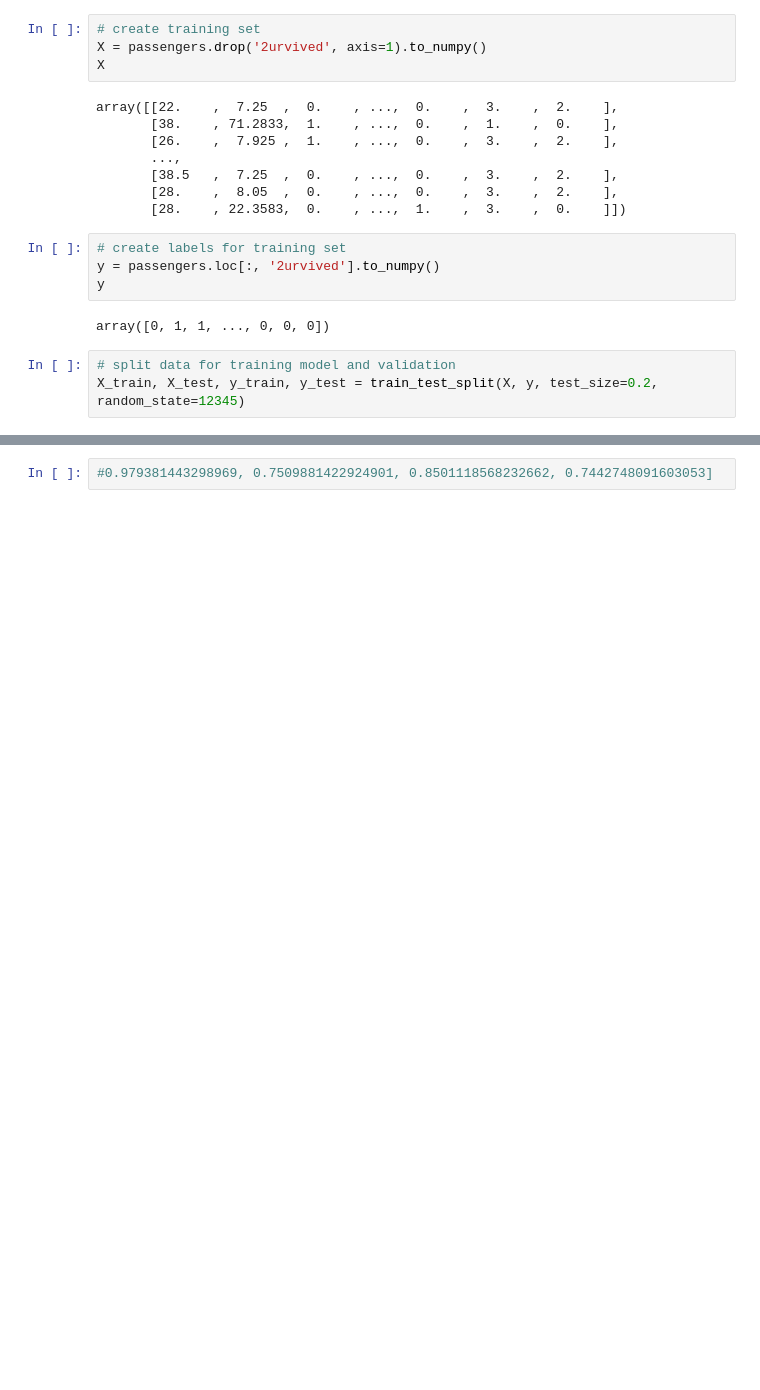
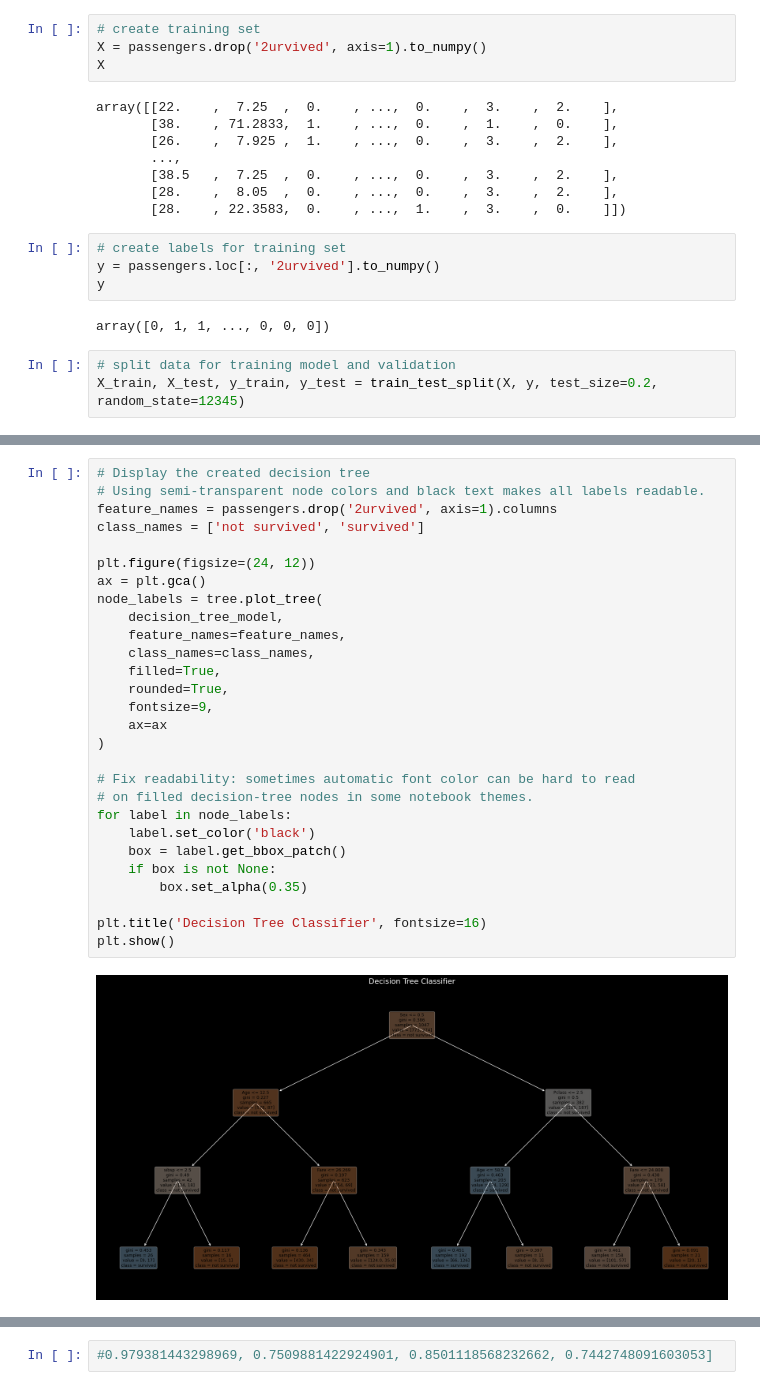
Before and after one commit to mzarnecki/supervised-machine-learning-full-examples, a Jupyter notebook: numeric_classification_titanic_survive.ipynb, the cells around one changed output, grey strips where cells are left out. Saved outputs shown, nothing was run; the diff lists cells and outputs as text; blank space fills up the shorter version.

```diff
--- a/numeric_classification_titanic_survive.ipynb
+++ b/numeric_classification_titanic_survive.ipynb
@@ -233,0 +244,30 @@ LR:  [0.9329896907216495, 0.8190045248868778, 0.8722891566265061, 0.797709923664
+# %%
+# Display the created decision tree
+# Using semi-transparent node colors and black text makes all labels readable.
+feature_names = passengers.drop('2urvived', axis=1).columns
+class_names = ['not survived', 'survived']
+
+plt.figure(figsize=(24, 12))
+ax = plt.gca()
+node_labels = tree.plot_tree(
+    decision_tree_model,
+    feature_names=feature_names,
+    class_names=class_names,
+    filled=True,
+    rounded=True,
+    fontsize=9,
+    ax=ax
+)
+
+# Fix readability: sometimes automatic font color can be hard to read
+# on filled decision-tree nodes in some notebook themes.
+for label in node_labels:
+    label.set_color('black')
+    box = label.get_bbox_patch()
+    if box is not None:
+        box.set_alpha(0.35)
+
+plt.title('Decision Tree Classifier', fontsize=16)
+plt.show()
+# %% [output]
+[figure, added]
```
Also changed, not shown: parts of 16 cells of this notebook, 1 other file.
